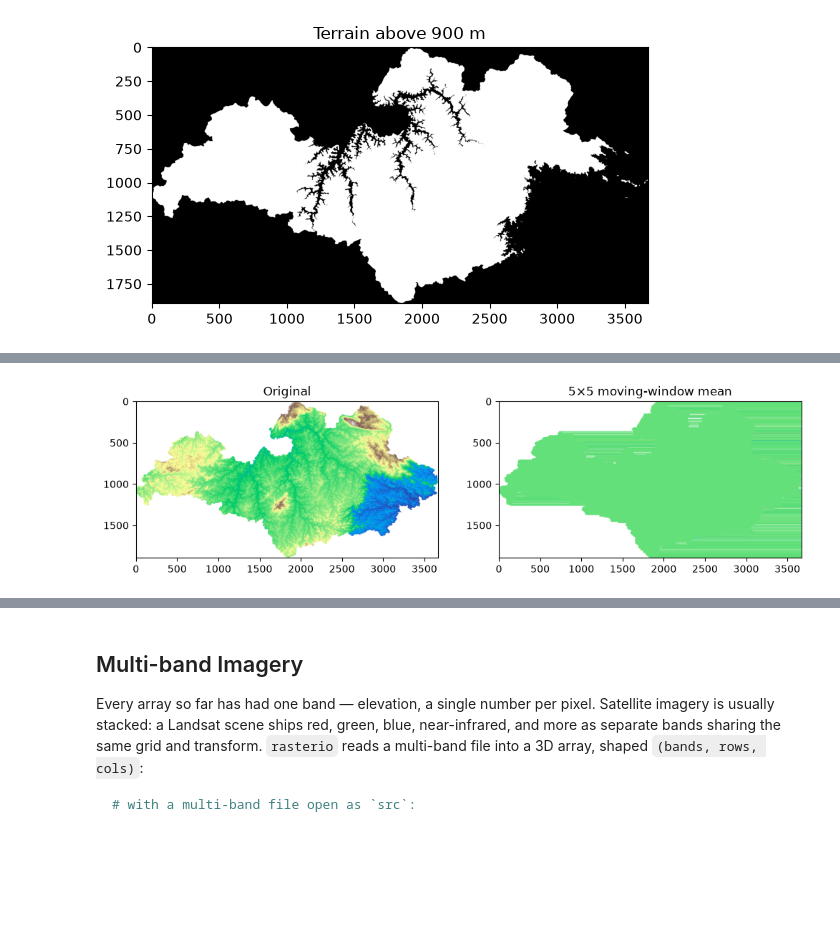
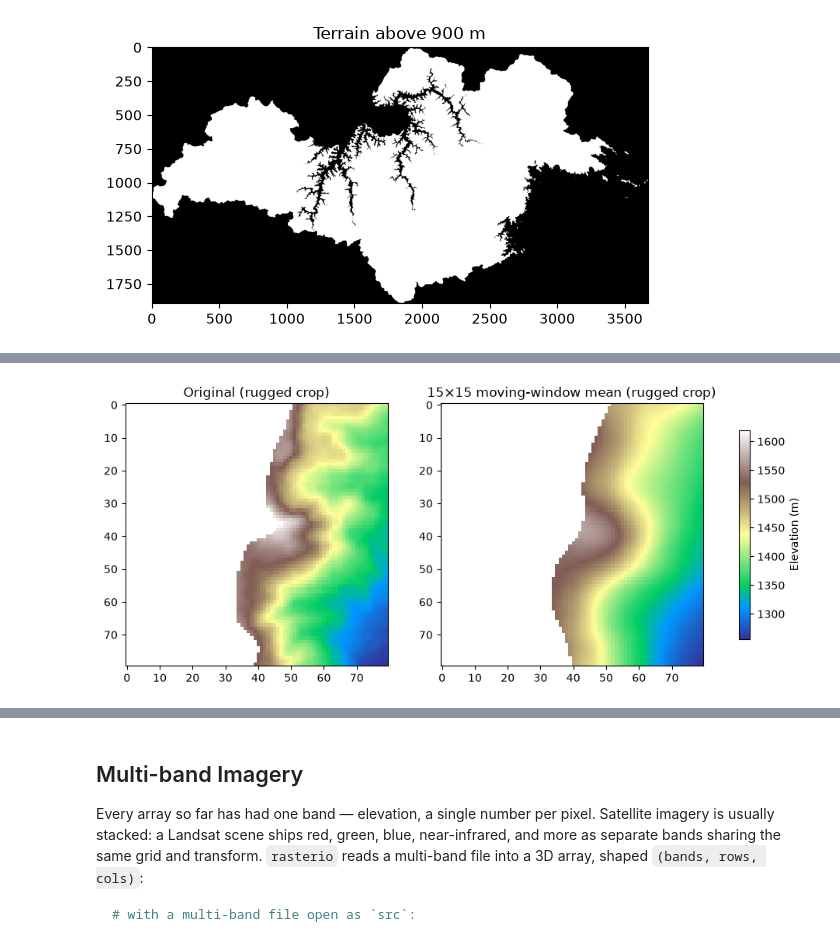
Before and after one commit to LambdaGeo/geospatial-modeling-python, a Jupyter notebook: docs/part2/ch08_raster.ipynb, the cells around one changed output, grey strips where cells are left out. Cells and saved outputs as stored; diff of their text form; code cells hidden in the pictures; blank space fills up the shorter version.

```diff
--- a/docs/part2/ch08_raster.ipynb
+++ b/docs/part2/ch08_raster.ipynb
@@ -117,22 +117,39 @@ Raster algebra combines a cell only with itself, across layers. A **focal** (or
 # %%
 from scipy.ndimage import uniform_filter
 
 valid = ~np.isnan(clean_elevation)
 filled = np.where(valid, clean_elevation, 0)
 
-window = 5
+window = 15
+min_valid_fraction = 0.5  # require at least half the window to be real data
+
 sum_filter = uniform_filter(filled, size=window) * window**2
 count_filter = uniform_filter(valid.astype(float), size=window) * window**2
 
 with np.errstate(invalid="ignore", divide="ignore"):
     smoothed = sum_filter / count_filter
-smoothed[count_filter == 0] = np.nan
+smoothed[count_filter < min_valid_fraction * window**2] = np.nan
+
+# Zoom into the most rugged patch, where a 15x15 mean has the most visible effect.
+# Local variance via uniform_filter (fast, vectorized) instead of generic_filter
+# (which calls a Python function per pixel and is far too slow on a full raster):
+# Var(X) = E[X²] - E[X]²
+rugged_window = 30
+mean_ = uniform_filter(filled, size=rugged_window)
+mean_sq = uniform_filter(filled**2, size=rugged_window)
+local_std = np.sqrt(np.clip(mean_sq - mean_**2, 0, None))
+cy, cx = np.unravel_index(np.argmax(local_std), local_std.shape)
+half = 40
+crop = (slice(max(cy - half, 0), cy + half), slice(max(cx - half, 0), cx + half))
+
+vmin, vmax = np.nanmin(clean_elevation[crop]), np.nanmax(clean_elevation[crop])
 
 fig, axes = plt.subplots(1, 2, figsize=(12, 5))
-axes[0].imshow(clean_elevation, cmap="terrain")
-axes[0].set_title("Original")
-axes[1].imshow(smoothed, cmap="terrain")
-axes[1].set_title("5×5 moving-window mean")
+axes[0].imshow(clean_elevation[crop], cmap="terrain", vmin=vmin, vmax=vmax)
+axes[0].set_title("Original (rugged crop)")
+im = axes[1].imshow(smoothed[crop], cmap="terrain", vmin=vmin, vmax=vmax)
+axes[1].set_title(f"{window}×{window} moving-window mean (rugged crop)")
+fig.colorbar(im, ax=axes, shrink=0.7, label="Elevation (m)")
 plt.show()
 # %% [output]
-[figure, old version]
+[figure, new version]
```
Also changed, not shown: parts of 6 cells of this notebook, 1 other file.
